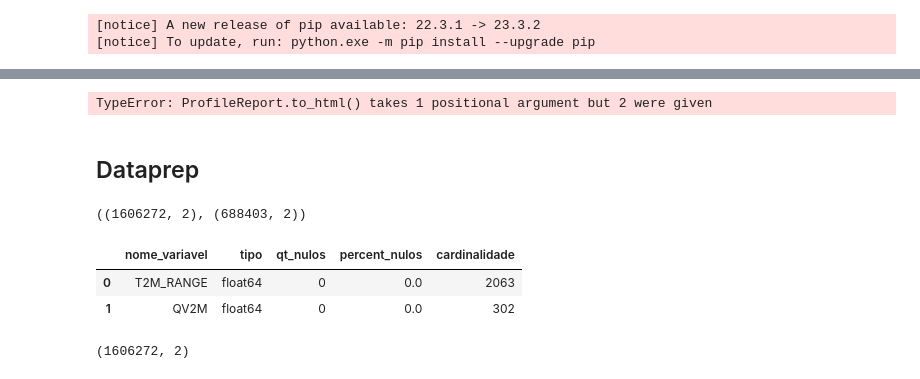
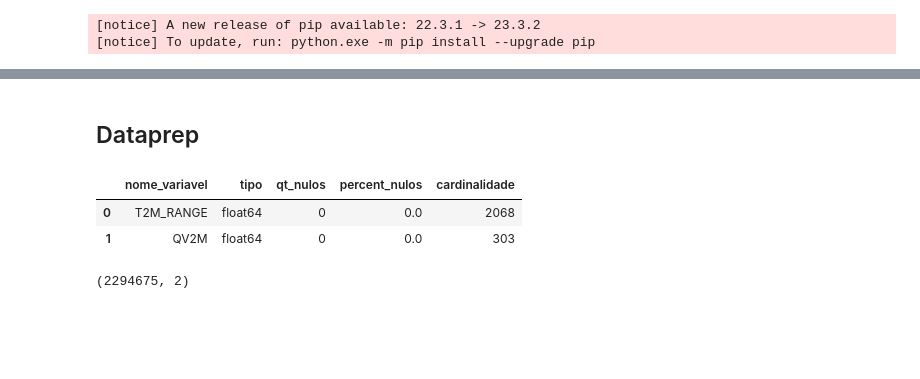
Before and after one commit to luvi0/SoLia, a Jupyter notebook: Agro.ipynb, the cells around one changed output, grey strips where cells are left out. Saved outputs shown, nothing was run; the diff lists cells and outputs as text; code cells hidden in the pictures; blank space fills up the shorter version.

Commit message:
005
aplicação dos modelos_etapa concluída

```diff
--- a/Agro.ipynb
+++ b/Agro.ipynb
@@ -86,24 +90,10 @@ site_01 = ProfileReport(dados_plot)
 site_01
 # %% [output]
 [interactive output not drawn]
-# %%
-site_01.to_html('dados_profiling.html') # parar aqui
-# %% [output]
-TypeError: ProfileReport.to_html() takes 1 positional argument but 2 were given
 # %% [markdown]
 ## Dataprep
-# %%
-from sklearn.model_selection import train_test_split
-
-# Dividindo o DataFrame em treino e teste
-dados_01, dados_test = train_test_split(dados_plot, test_size=0.3, random_state=42)
-
-
-dados_01.shape,dados_test .shape
-# %% [output]
-((1606272, 2), (688403, 2))
 # %%
-def pod_academy_generate_metadata(dataframe):
+def metadados(dataframe):
     """
     Gera um dataframe contendo metadados das colunas do dataframe fornecido.
 
@@ -124,12 +114,12 @@ def pod_academy_generate_metadata(dataframe):
 
     return metadata
 # %%
-metadata_df = pod_academy_generate_metadata(dados_01)
+metadata_df = metadados(dados_plot)
 metadata_df.head(100)
 # %% [output]
 |  | nome_variavel | tipo | qt_nulos | percent_nulos | cardinalidade |
-| 0 | T2M_RANGE | float64 | 0 | 0.0 | 2063 |
-| 1 | QV2M | float64 | 0 | 0.0 | 302 |
+| 0 | T2M_RANGE | float64 | 0 | 0.0 | 2068 |
+| 1 | QV2M | float64 | 0 | 0.0 | 303 |
 # %%
 #normalizando
 from sklearn.preprocessing import MinMaxScaler
@@ -138,11 +128,11 @@ from sklearn.preprocessing import MinMaxScaler
 scaler = MinMaxScaler()
 
 # Selecionando colunas numéricas
-numeric_cols = dados_01.select_dtypes(include=['float64', 'int64','int32']).columns
+numeric_cols = dados_plot.select_dtypes(include=['float64', 'int64','int32']).columns
 
 # Aplicando a normalização
-dados_01[numeric_cols] = scaler.fit_transform(dados_01[numeric_cols])
-dados_01.shape
+dados_plot[numeric_cols] = scaler.fit_transform(dados_plot[numeric_cols])
+dados_plot.shape
 # %% [output]
-(1606272, 2)
+(2294675, 2)
 # %%
```
Also changed, not shown: parts of 7 cells of this notebook, 1 other file.
